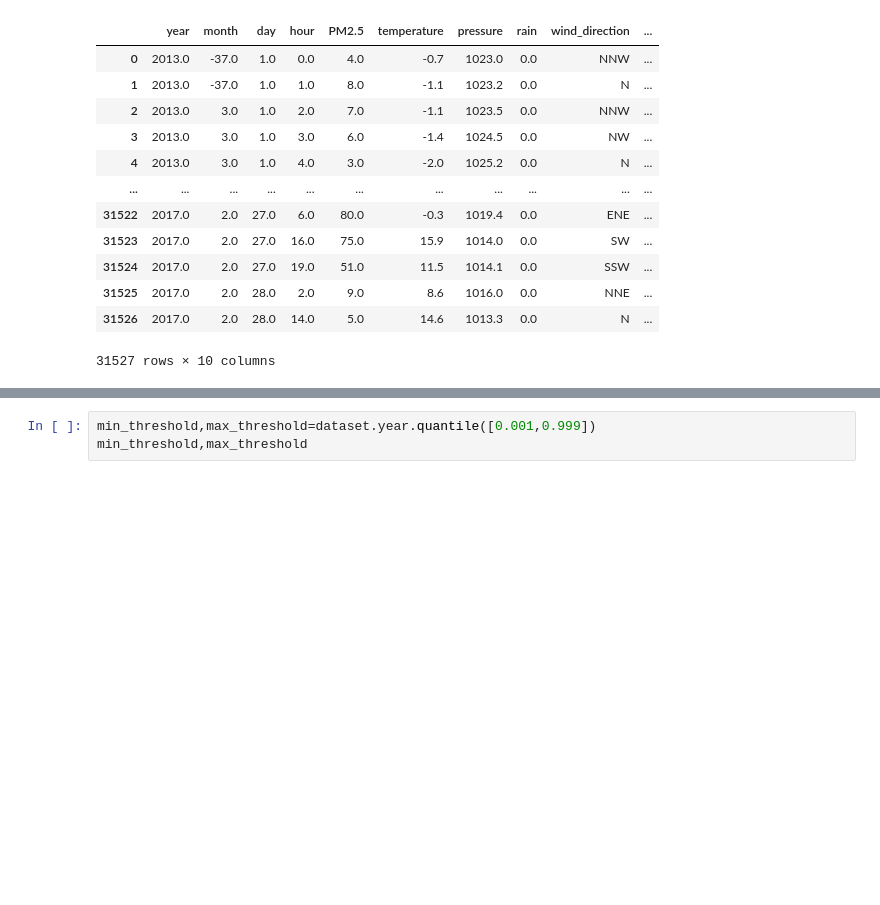
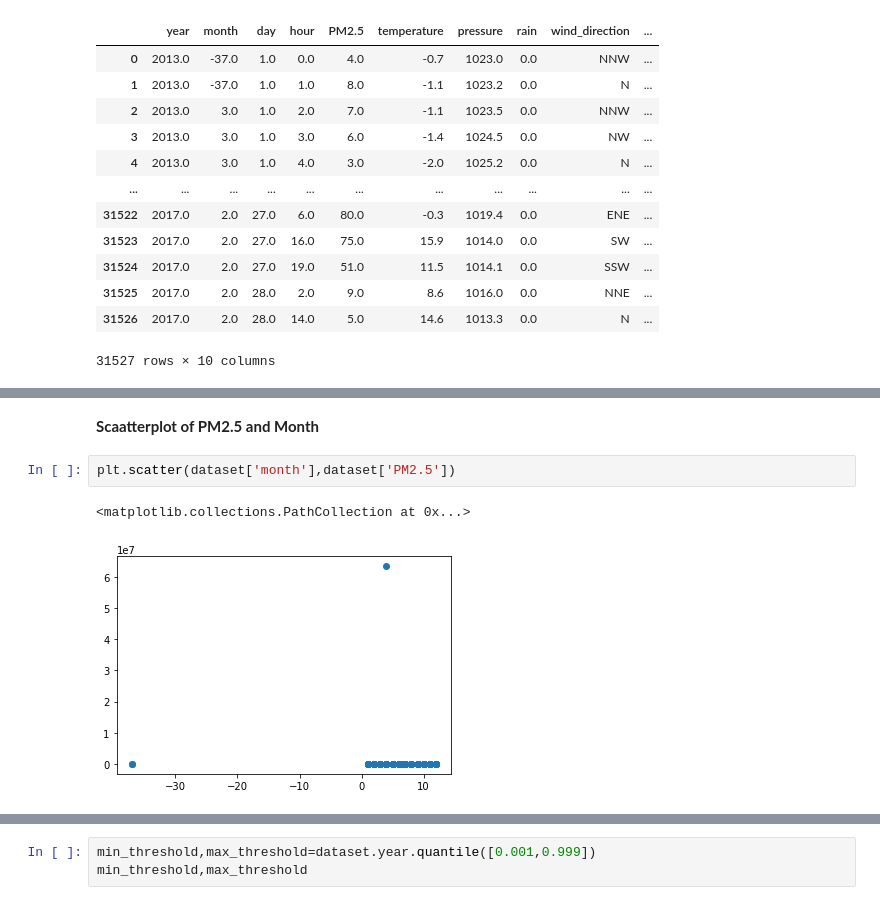
Before and after one commit to Ravi6996/PM2.5-Prediction, a Jupyter notebook: Final Project.ipynb, the cells around one changed output, grey strips where cells are left out. Saved outputs shown, nothing was run; the diff lists cells and outputs as text; blank space fills up the shorter version.

```diff
--- a/Final Project.ipynb
+++ b/Final Project.ipynb
@@ -222,0 +251,7 @@ dataset
+# %% [markdown]
+**Scaatterplot of PM2.5 and Month**
+# %%
+plt.scatter(dataset['month'],dataset['PM2.5'])
+# %% [output]
+<matplotlib.collections.PathCollection at 0x...>
+[figure, added]
```
Also changed, not shown: parts of 80 cells of this notebook.
